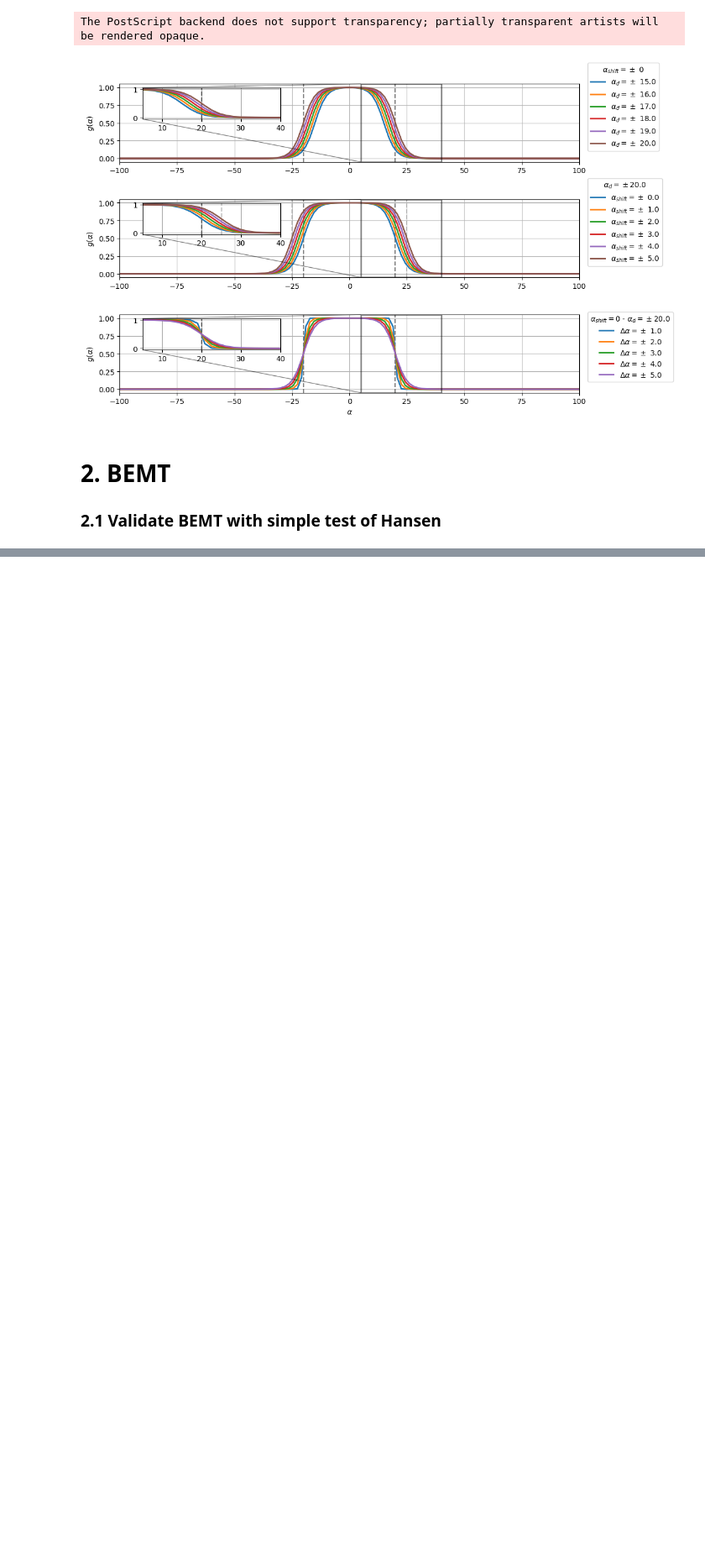
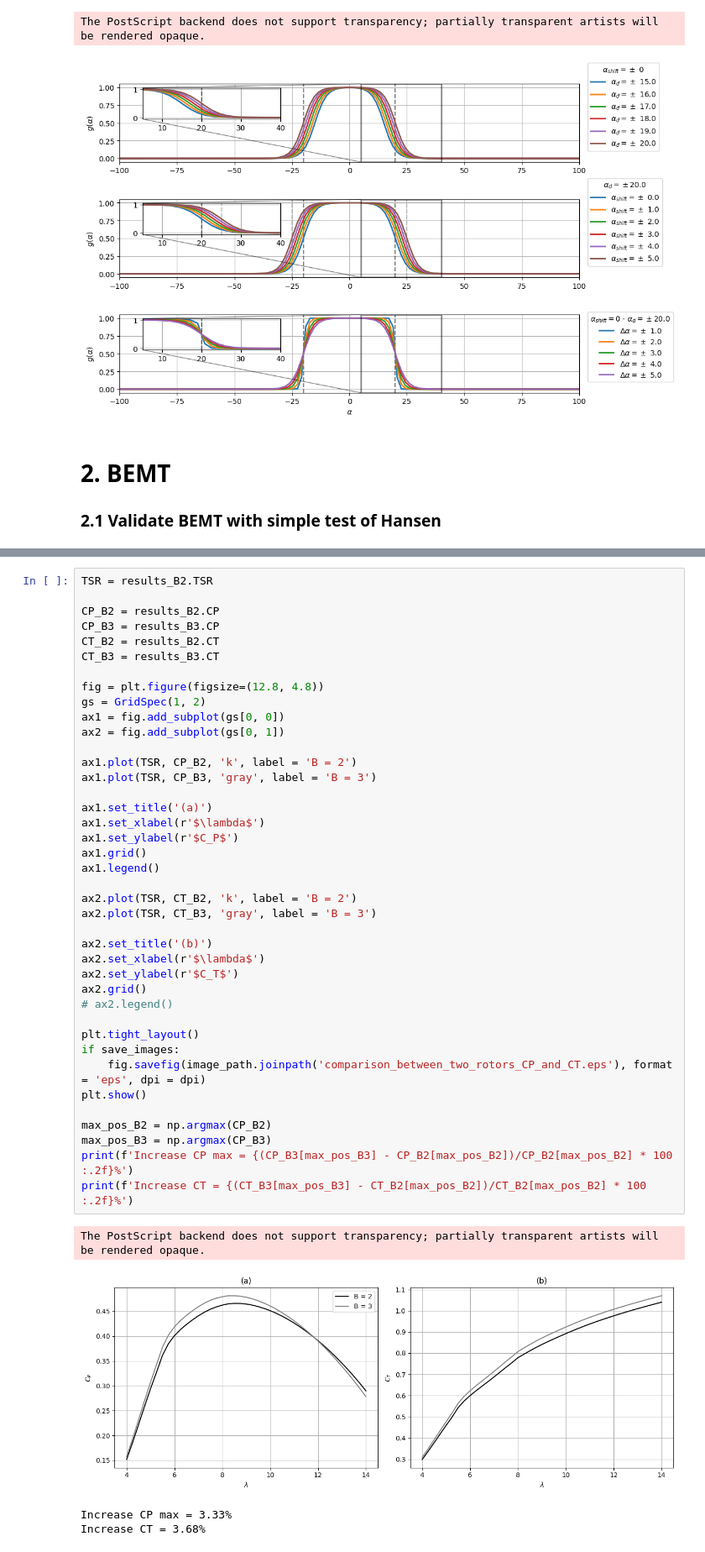
Before and after one commit to Widmark-Kaue/BEMT, a Jupyter notebook: case.ipynb, the cells around one changed output, grey strips where cells are left out. Shown at 84% size. Cells and saved outputs as stored; diff of their text form; blank space fills up the shorter version.

```diff
--- a/case.ipynb
+++ b/case.ipynb
@@ -651,3 +744,48 @@ TSR: 13.75
 -> Iteration: 94, Converged: True
 TSR: 14.0
 -> Iteration: 96, Converged: True
+# %%
+TSR = results_B2.TSR
+
+CP_B2 = results_B2.CP
+CP_B3 = results_B3.CP
+CT_B2 = results_B2.CT
+CT_B3 = results_B3.CT
+
+fig = plt.figure(figsize=(12.8, 4.8))
+gs = GridSpec(1, 2)
+ax1 = fig.add_subplot(gs[0, 0])
+ax2 = fig.add_subplot(gs[0, 1])
+
+ax1.plot(TSR, CP_B2, 'k', label = 'B = 2')
+ax1.plot(TSR, CP_B3, 'gray', label = 'B = 3')
+
+ax1.set_title('(a)')
+ax1.set_xlabel(r'$\lambda$')
+ax1.set_ylabel(r'$C_P$')
+ax1.grid()
+ax1.legend()
+
+ax2.plot(TSR, CT_B2, 'k', label = 'B = 2')
+ax2.plot(TSR, CT_B3, 'gray', label = 'B = 3')
+
+ax2.set_title('(b)')
+ax2.set_xlabel(r'$\lambda$')
+ax2.set_ylabel(r'$C_T$')
+ax2.grid()
+# ax2.legend()
+
+plt.tight_layout()
+if save_images:
+    fig.savefig(image_path.joinpath('comparison_between_two_rotors_CP_and_CT.eps'), format = 'eps', dpi = dpi)
+plt.show()
+
+max_pos_B2 = np.argmax(CP_B2)
+max_pos_B3 = np.argmax(CP_B3)
+print(f'Increase CP max = {(CP_B3[max_pos_B3] - CP_B2[max_pos_B2])/CP_B2[max_pos_B2] * 100 :.2f}%')
+print(f'Increase CT = {(CT_B3[max_pos_B3] - CT_B2[max_pos_B2])/CT_B2[max_pos_B2] * 100 :.2f}%')
+# %% [output]
+The PostScript backend does not support transparency; partially transparent artists will be rendered opaque.
+[figure, added]
+Increase CP max = 3.33%
+Increase CT = 3.68%
```
Also changed, not shown: parts of 20 cells of this notebook, 3 other files.
